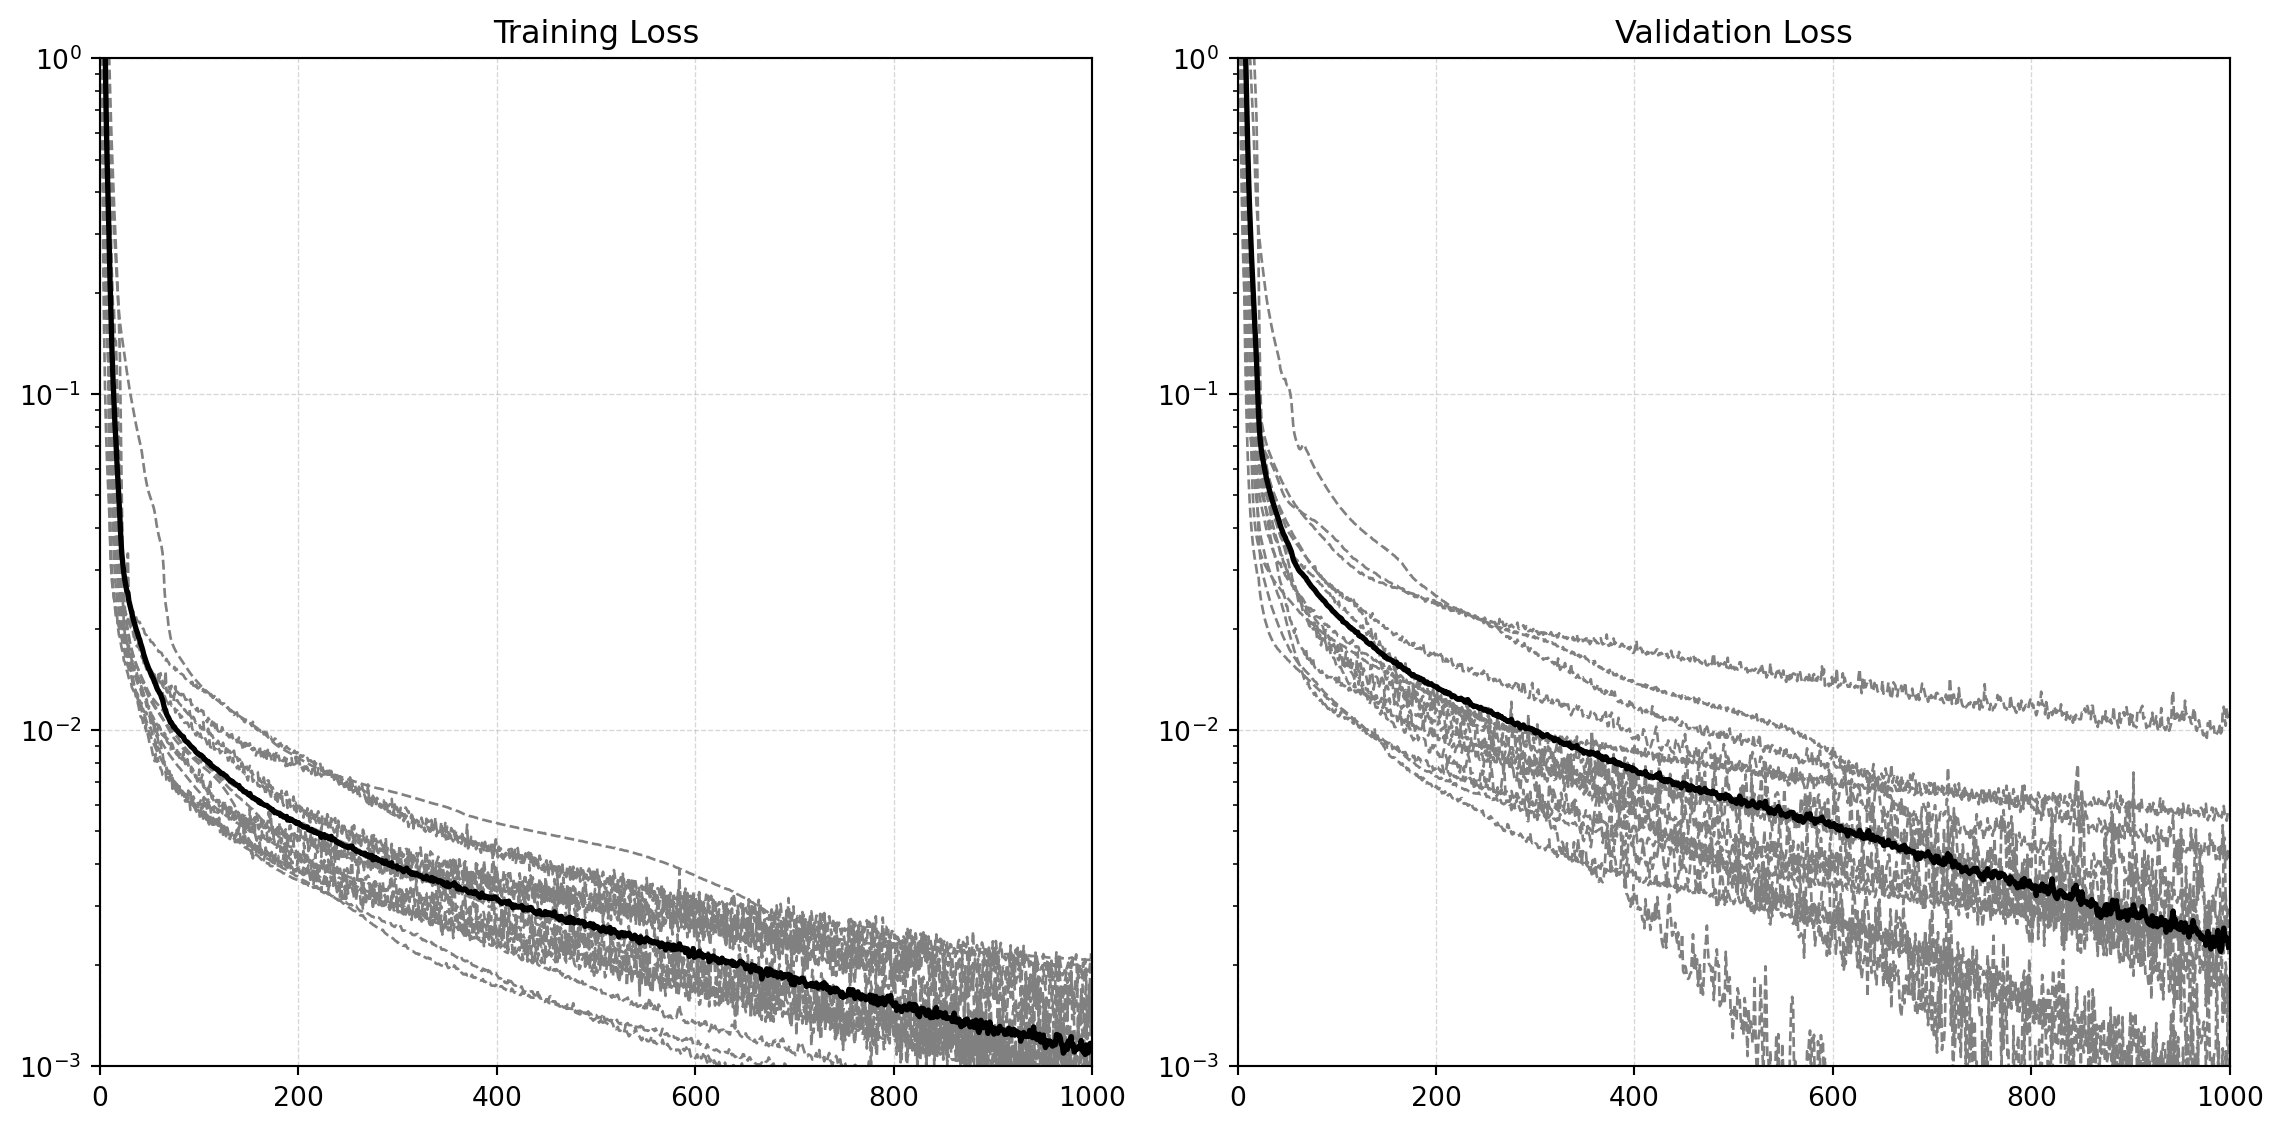
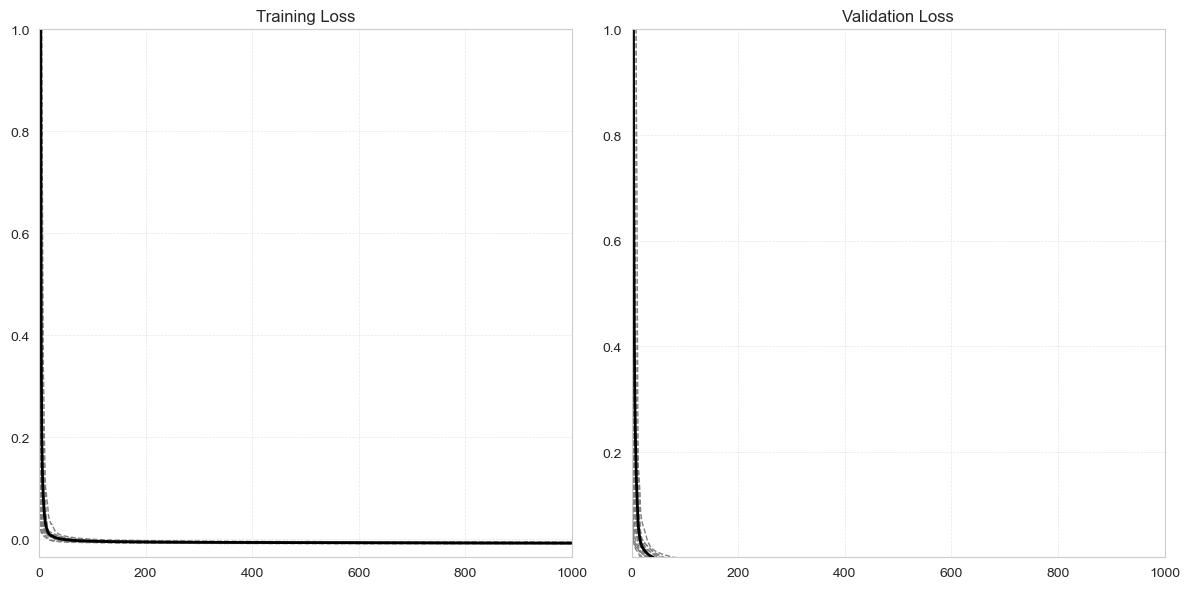
The notebook cell's code change between the first figure and the second:
--- before
+++ after
@@ -1,2 +1,7 @@
+y_min = min(train_metrics.min().min(), val_metrics.min().min())
+# y_max = max(train_metrics.abs().max().max(), val_metrics.abs().max().max())
+# y_max = y_min * 100
+y_max = 1
+
 fig, (ax1, ax2)  = plt.subplots(1, 2, figsize=(12, 6))
 
@@ -5,6 +10,6 @@
 ax1.plot(train_metrics.index.values, train_metrics.values, c="gray", linewidth=1.0, linestyle="--")
 ax1.plot(train_metrics.index.values, cur_mean, c="black", linewidth=2.0)
-ax1.set_yscale('log')
-ax1.set_ylim(0.001, 1)
+# ax1.set_yscale('log')
+ax1.set_ylim(y_min, y_max)
 ax1.set_title("Training Loss")
 ax1.set_xlim(0, train_metrics.shape[0])
@@ -16,5 +21,5 @@
 ax2.plot(val_metrics.index.values, val_metrics.values, c="gray", linewidth=1.0, linestyle="--")
 ax2.plot(val_metrics.index.values, cur_mean, c="black", linewidth=2.0)
-ax2.set_yscale('log')
+# ax2.set_yscale('log')
 ax2.set_ylim(0.001, 1)
 ax2.set_title("Validation Loss")

Commit: Saving. Not working.